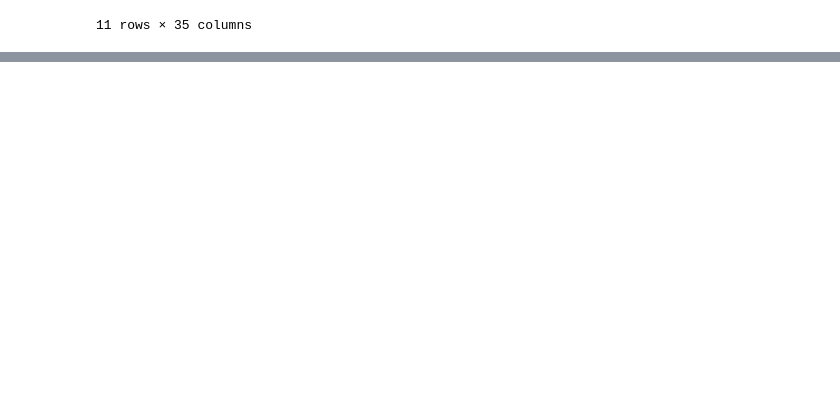
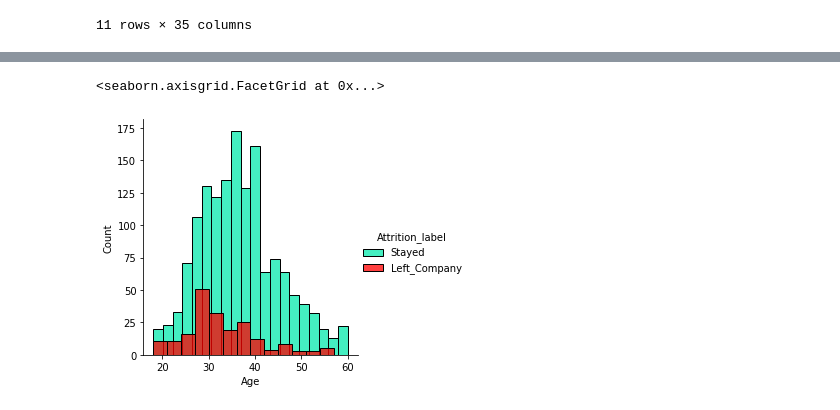
Before and after one commit to poushalimukherjee/kaggle-playground, a Jupyter notebook: season3/episode3/eda-ps-s03e03.ipynb, the cells around one changed output, grey strips where cells are left out. Cells and saved outputs as stored; diff of their text form; code cells hidden in the pictures; blank space fills up the shorter version.

```diff
--- a/season3/episode3/eda-ps-s03e03.ipynb
+++ b/season3/episode3/eda-ps-s03e03.ipynb
@@ -122,2 +132,14 @@ df.describe(include='all')
+# %%
+dict_education          = {1:'Below College', 2: 'College', 3: 'Bachelor', 4:'Master', 5:'Doctor'}
+dict_env_satisfaction   = {1:'Low', 2:'Medium', 3:'High', 4:'Very High'}
+dict_job_involvement    = {1:'Low', 2:'Medium', 3:'High', 4:'Very High'}
+dict_job_satisfaction   = {1:'Low', 2:'Medium', 3:'High', 4:'Very High'}
+dict_perfm_rating       = {1:'Low', 2:'Goood', 3:'Excellent', 4:'Outstanding'}
+dict_reltn_satisfaction = {1:'Low', 2:'Medium', 3:'High', 4:'Very High'}
+dict_work_life_bal      = {1:'Bad', 2:'Good', 3:'Better', 4:'Best'}
+
+# Found discrepancy in 'Education' column
+mode_edu = int(df.mode(dropna=False)['Education'][0])
+df['Education'] = df['Education'].transform(lambda x: mode_edu if x not in dict_education.keys() else x)
 # %% [markdown]
 <a id="create-features"></a>
@@ -128,2 +148,12 @@ df['Attrition_label'] = df['Attrition'].transform(lambda x: "Left_Company" if x=
+# %%
+df['Attrition_label'] = df['Attrition'].transform(lambda x: "Left_Company" if x==1 else "Stayed")
+
+df['Education_label'] = df['Education'].transform(lambda x: dict_education[x])
+df['EnvironmentSatisfaction_label'] = df['EnvironmentSatisfaction'].transform(lambda x: dict_env_satisfaction[x])
+df['JobInvolvement_label'] = df['JobInvolvement'].transform(lambda x: dict_job_involvement[x])
+df['JobSatisfaction_label'] = df['JobSatisfaction'].transform(lambda x: dict_job_satisfaction[x])
+df['PerformanceRating_label'] = df['PerformanceRating'].transform(lambda x: dict_perfm_rating[x])
+df['RelationshipSatisfaction_label'] = df['RelationshipSatisfaction'].transform(lambda x: dict_reltn_satisfaction[x])
+df['WorkLifeBalance_label'] = df['WorkLifeBalance'].transform(lambda x: dict_work_life_bal[x])
 # %% [markdown]
 <a id="basic-stats"></a>
@@ -308,0 +235,9 @@ g15.add_legend()
+# %%
+pal = dict(Left_Company="red", Stayed="#05EAAC")
+# %%
+g = sns.FacetGrid(df, hue='Attrition_label', palette=pal, height=4)
+g.map(sns.histplot, "Age")
+g.add_legend()
+# %% [output]
+<seaborn.axisgrid.FacetGrid at 0x...>
+[figure, added]
```
Also changed, not shown: parts of 63 cells of this notebook.
